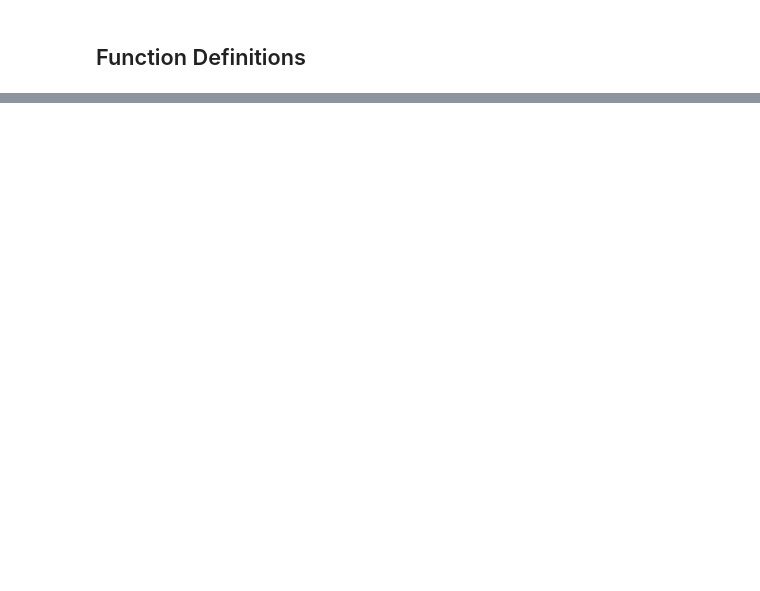
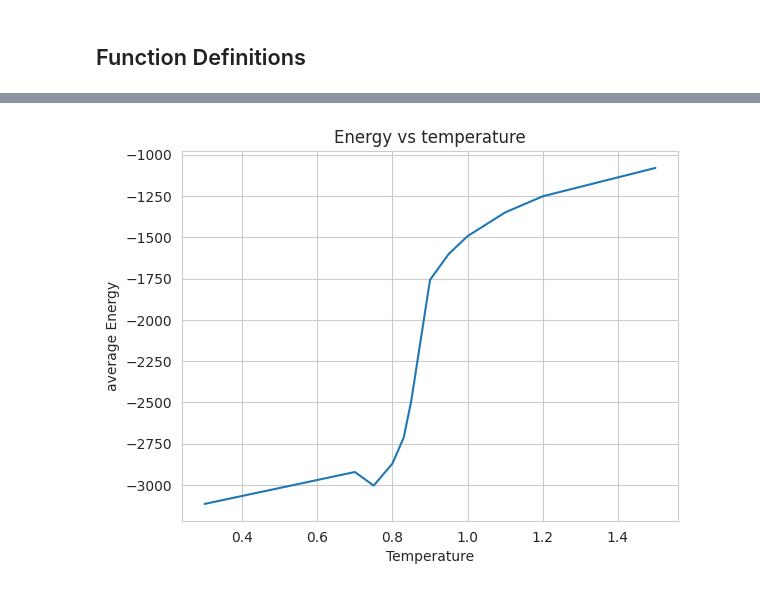
Before and after one commit to DarioFi/Potts-model-phase-transitions, a Jupyter notebook: Potts_ferromagnetic_dario.ipynb, the cells around one changed output, grey strips where cells are left out. Drawn from its saved outputs; the diff is of its cells as text; code cells hidden in the pictures; blank space fills up the shorter version.

```diff
--- a/Potts_ferromagnetic_dario.ipynb
+++ b/Potts_ferromagnetic_dario.ipynb
@@ -239,0 +280,8 @@ t = 0.9
+# %%
+plt.plot(temps, avgs)
+plt.xlabel('Temperature')
+plt.ylabel('average Energy')
+plt.title('Energy vs temperature')
+plt.show()
+# %% [output]
+[figure, added]
```
Also changed, not shown: parts of 22 cells of this notebook, 1 other file.
